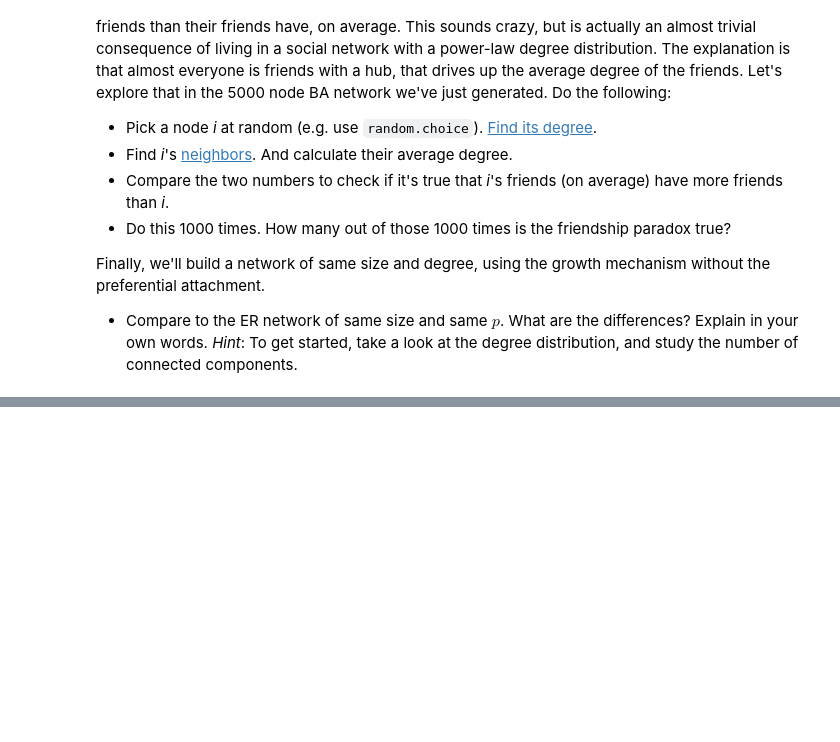
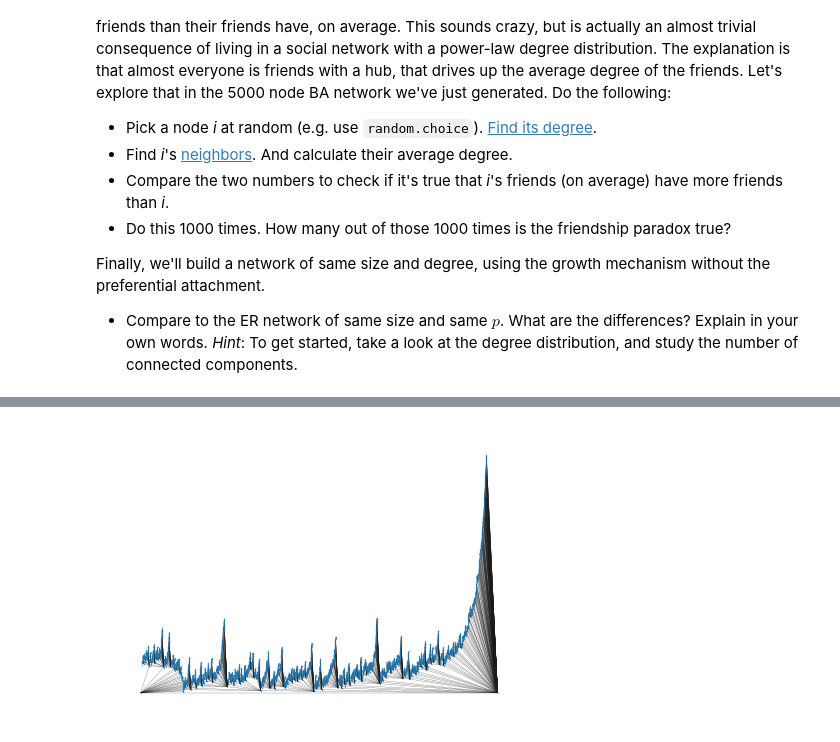
Before and after one commit to SocialComplexityLab/socialgraphs2021, a Jupyter notebook: assignments/Assignment1.ipynb, the cells around one changed output, grey strips where cells are left out. Drawn from its saved outputs; the diff is of its cells as text; code cells hidden in the pictures; blank space fills up the shorter version.

```diff
--- a/assignments/Assignment1.ipynb
+++ b/assignments/Assignment1.ipynb
@@ -198,0 +294,5 @@ Finally, we'll build a network of same size and degree, using the growth mechani
+# %%
+Gpos = nx.drawing.layout.planar_layout(G)
+nx.draw(G, pos=Gpos, node_size=0.1, width=0.2)
+# %% [output]
+[figure, added]
```
Also changed, not shown: parts of 14 cells of this notebook.
